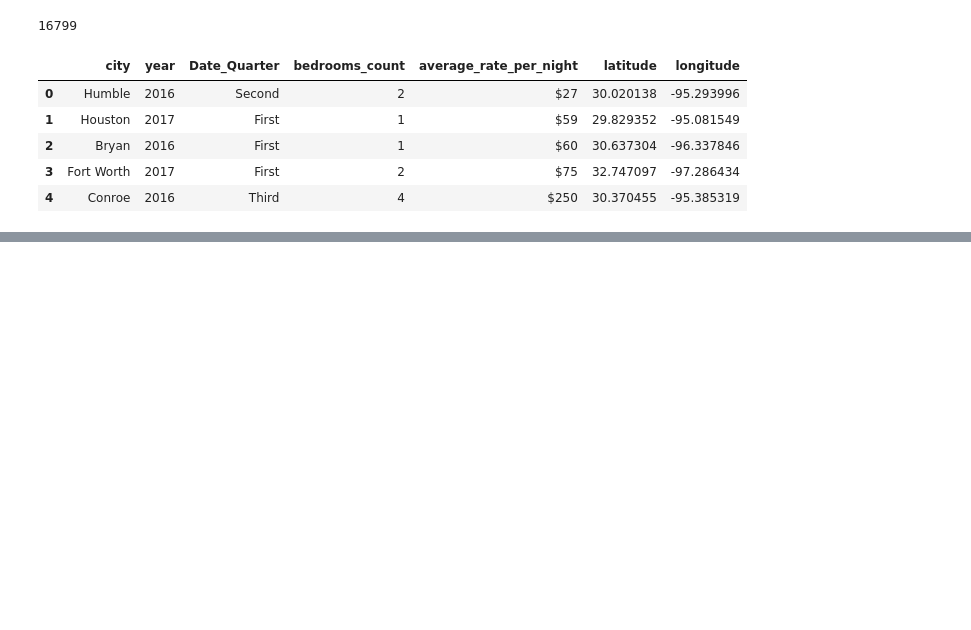
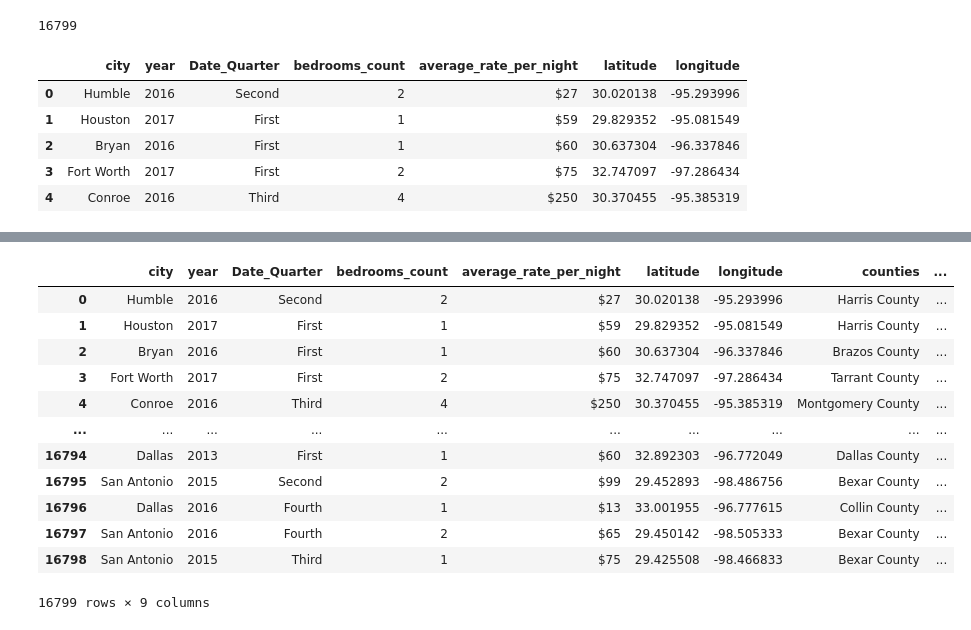
Before and after one commit to stevengreen320/Airbnb-EDA, a Jupyter notebook: Project 1 Extra.ipynb, the cells around one changed output, grey strips where cells are left out. Saved outputs shown, nothing was run; the diff lists cells and outputs as text; code cells hidden in the pictures; blank space fills up the shorter version.

Commit message:
updated counties and zipcodes

```diff
--- a/Project 1 Extra.ipynb
+++ b/Project 1 Extra.ipynb
@@ -343,0 +362,18 @@ TypeError: unhashable type: 'list'
+# %%
+clean_df4['counties'] = counties
+clean_df4['zipcodes'] = zipcodes
+clean_df4
+# %% [output]
+|  | city | year | Date_Quarter | bedrooms_count | average_rate_per_night | latitude | longitude | counties | ... |
+| 0 | Humble | 2016 | Second | 2 | $27 | 30.020138 | -95.293996 | Harris County | ... |
+| 1 | Houston | 2017 | First | 1 | $59 | 29.829352 | -95.081549 | Harris County | ... |
+| 2 | Bryan | 2016 | First | 1 | $60 | 30.637304 | -96.337846 | Brazos County | ... |
+| 3 | Fort Worth | 2017 | First | 2 | $75 | 32.747097 | -97.286434 | Tarrant County | ... |
+| 4 | Conroe | 2016 | Third | 4 | $250 | 30.370455 | -95.385319 | Montgomery County | ... |
+| ... | ... | ... | ... | ... | ... | ... | ... | ... | ... |
+| 16794 | Dallas | 2013 | First | 1 | $60 | 32.892303 | -96.772049 | Dallas County | ... |
+| 16795 | San Antonio | 2015 | Second | 2 | $99 | 29.452893 | -98.486756 | Bexar County | ... |
+| 16796 | Dallas | 2016 | Fourth | 1 | $13 | 33.001955 | -96.777615 | Collin County | ... |
+| 16797 | San Antonio | 2016 | Fourth | 2 | $65 | 29.450142 | -98.505333 | Bexar County | ... |
+| 16798 | San Antonio | 2015 | Third | 1 | $75 | 29.425508 | -98.466833 | Bexar County | ... |
+16799 rows × 9 columns
```
Also changed, not shown: parts of 3 cells of this notebook, 1 other file.
